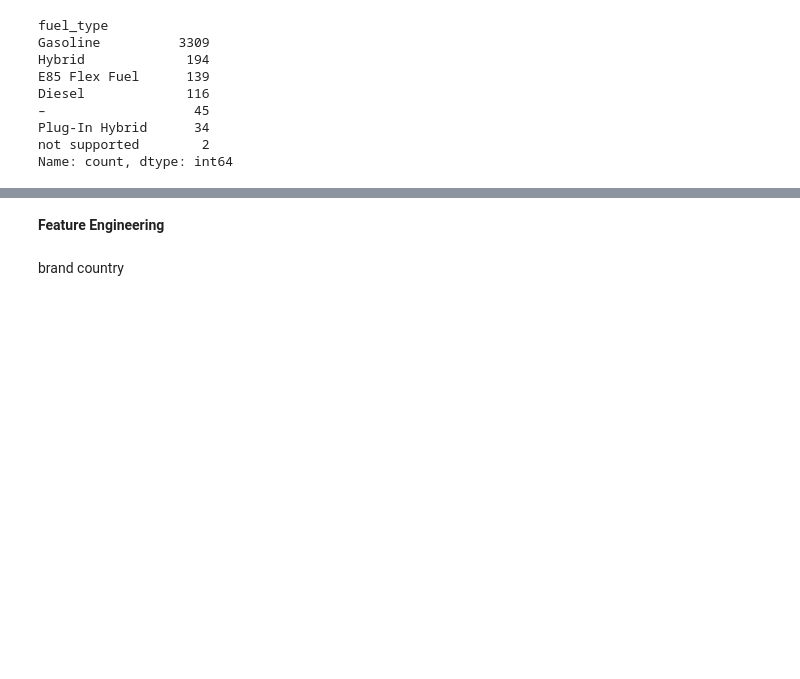
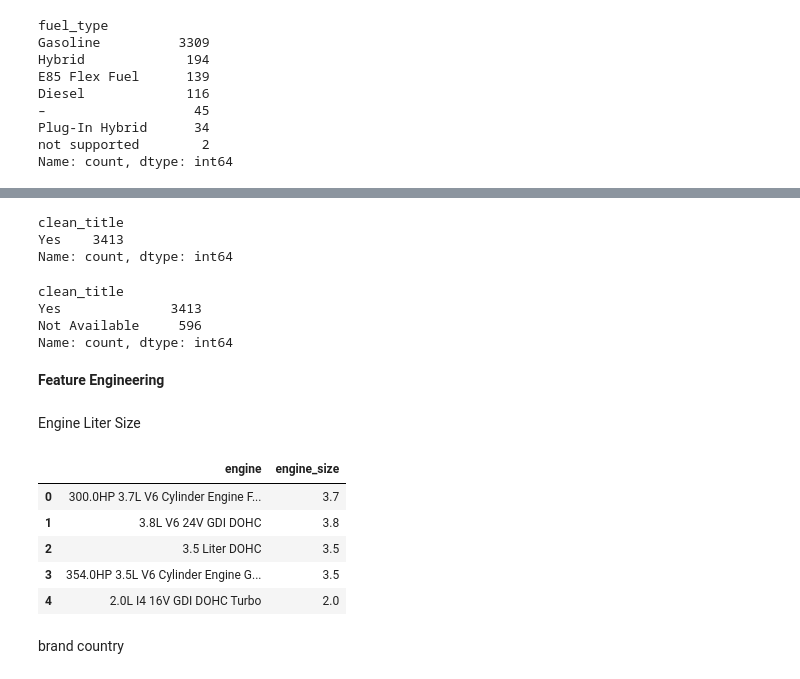
Before and after one commit to maxhtx/Car-Price-Prediction, a Jupyter notebook: code.ipynb, the cells around one changed output, grey strips where cells are left out. Saved outputs shown, nothing was run; the diff lists cells and outputs as text; code cells hidden in the pictures; blank space fills up the shorter version.

Commit message:
Early Cleaning and Exploration

```diff
--- a/code.ipynb
+++ b/code.ipynb
@@ -103,0 +175,3 @@ Name: count, dtype: int64
+# %%
+data['int_color_general'] = data['int_col'].apply(categorize_color)
+print(data['int_color_general'].value_counts())
@@ -104,5 +200,43 @@ Name: count, dtype: int64
+# %%
+data['clean_title'].value_counts()
+# %% [output]
+clean_title
+Yes    3413
+Name: count, dtype: int64
+# %%
+data['clean_title'] = data['clean_title'].fillna('Not Available')
+# %%
+data['clean_title'].value_counts()
+# %% [output]
+clean_title
+Yes              3413
+Not Available     596
+Name: count, dtype: int64
 # %% [markdown]
 **Feature Engineering**
+# %% [markdown]
+Engine Liter Size
+# %%
+import re
+
+def extract_liter_size(engine_str):
+    if pd.isna(engine_str):
+        return None
+    # Search for a number (with optional decimal) followed by L or Liter
+    match = re.search(r'(\d+\.?\d*)\s*[L](?:iter)?', engine_str)
+    return float(match.group(1)) if match else None
+
+data['engine_size'] = data['engine'].apply(extract_liter_size)
+
+# Display the first few rows to verify
+data[['engine', 'engine_size']].head()
+# %% [output]
+|  | engine | engine_size |
+| 0 | 300.0HP 3.7L V6 Cylinder Engine F... | 3.7 |
+| 1 | 3.8L V6 24V GDI DOHC | 3.8 |
+| 2 | 3.5 Liter DOHC | 3.5 |
+| 3 | 354.0HP 3.5L V6 Cylinder Engine G... | 3.5 |
+| 4 | 2.0L I4 16V GDI DOHC Turbo | 2.0 |
 # %% [markdown]
 brand country
 # %%
```
Also changed, not shown: parts of 13 cells of this notebook.
